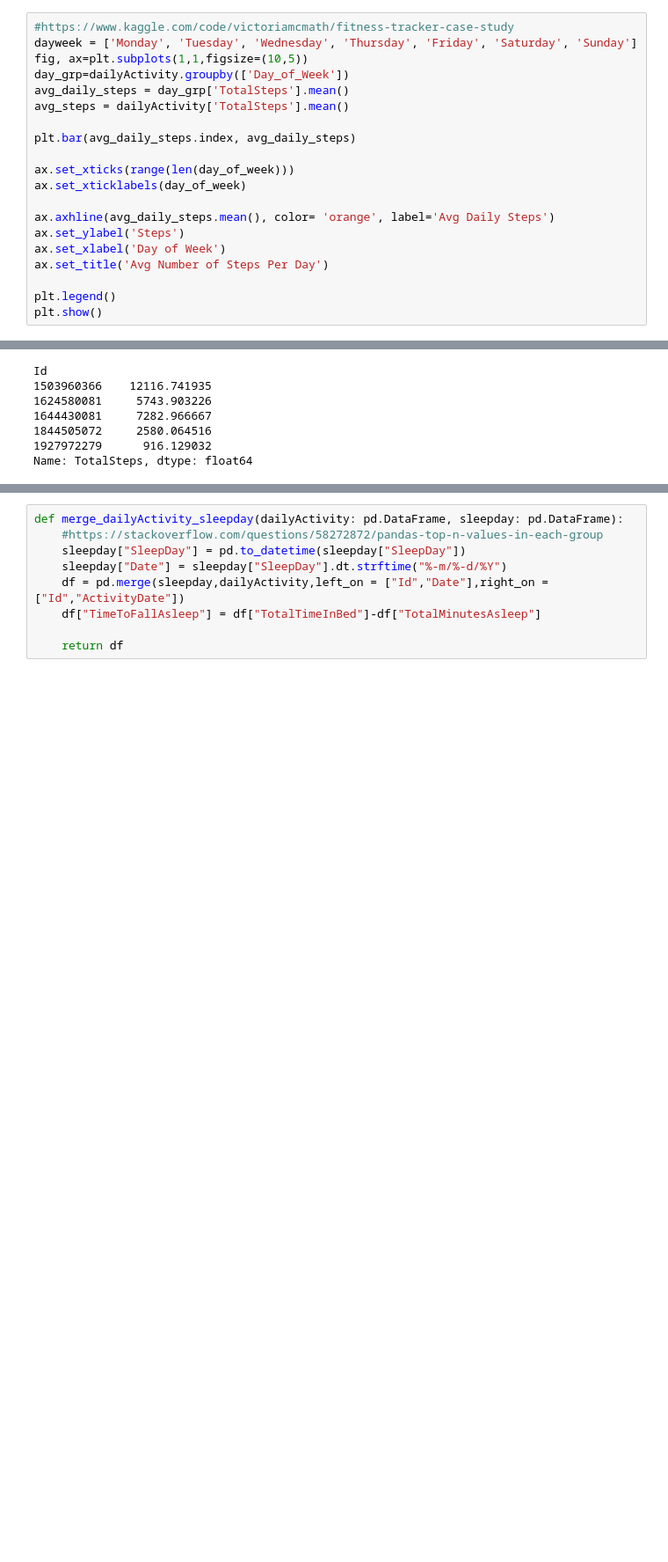
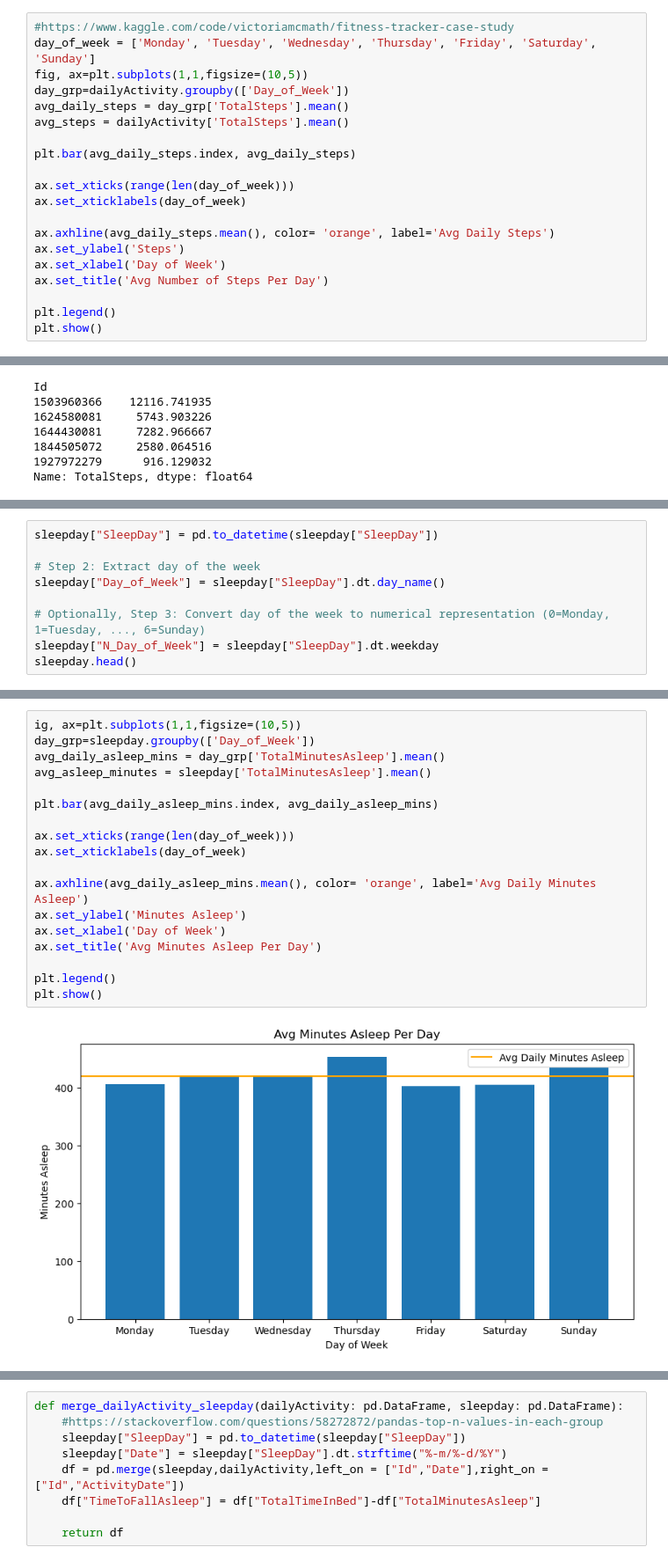
Before and after one commit to Hebbo23/Project-Big-Data---Group-22, a Jupyter notebook: final project code.ipynb, the cells around one changed output, grey strips where cells are left out. Shown at 88% size. Saved outputs shown, nothing was run; the diff lists cells and outputs as text; blank space fills up the shorter version.

```diff
--- a/final project code.ipynb
+++ b/final project code.ipynb
@@ -325,7 +325,7 @@ Id
 Name: count, dtype: int64
 # %%
 #https://www.kaggle.com/code/victoriamcmath/fitness-tracker-case-study
-dayweek = ['Monday', 'Tuesday', 'Wednesday', 'Thursday', 'Friday', 'Saturday', 'Sunday']
+day_of_week = ['Monday', 'Tuesday', 'Wednesday', 'Thursday', 'Friday', 'Saturday', 'Sunday']
 fig, ax=plt.subplots(1,1,figsize=(10,5))
 day_grp=dailyActivity.groupby(['Day_of_Week'])
 avg_daily_steps = day_grp['TotalSteps'].mean()
@@ -563,0 +636,9 @@ Name: TotalSteps, dtype: float64
+# %%
+sleepday["SleepDay"] = pd.to_datetime(sleepday["SleepDay"])
+
+# Step 2: Extract day of the week
+sleepday["Day_of_Week"] = sleepday["SleepDay"].dt.day_name()
+
+# Optionally, Step 3: Convert day of the week to numerical representation (0=Monday, 1=Tuesday, ..., 6=Sunday)
+sleepday["N_Day_of_Week"] = sleepday["SleepDay"].dt.weekday
+sleepday.head()
@@ -563,0 +652,20 @@ Name: TotalSteps, dtype: float64
+# %%
+ig, ax=plt.subplots(1,1,figsize=(10,5))
+day_grp=sleepday.groupby(['Day_of_Week'])
+avg_daily_asleep_mins = day_grp['TotalMinutesAsleep'].mean()
+avg_asleep_minutes = sleepday['TotalMinutesAsleep'].mean()
+
+plt.bar(avg_daily_asleep_mins.index, avg_daily_asleep_mins)
+
+ax.set_xticks(range(len(day_of_week)))
+ax.set_xticklabels(day_of_week)
+
+ax.axhline(avg_daily_asleep_mins.mean(), color= 'orange', label='Avg Daily Minutes Asleep')
+ax.set_ylabel('Minutes Asleep')
+ax.set_xlabel('Day of Week')
+ax.set_title('Avg Minutes Asleep Per Day')
+
+plt.legend()
+plt.show()
+# %% [output]
+[figure, added]
```
Also changed, not shown: parts of 26 cells of this notebook.
